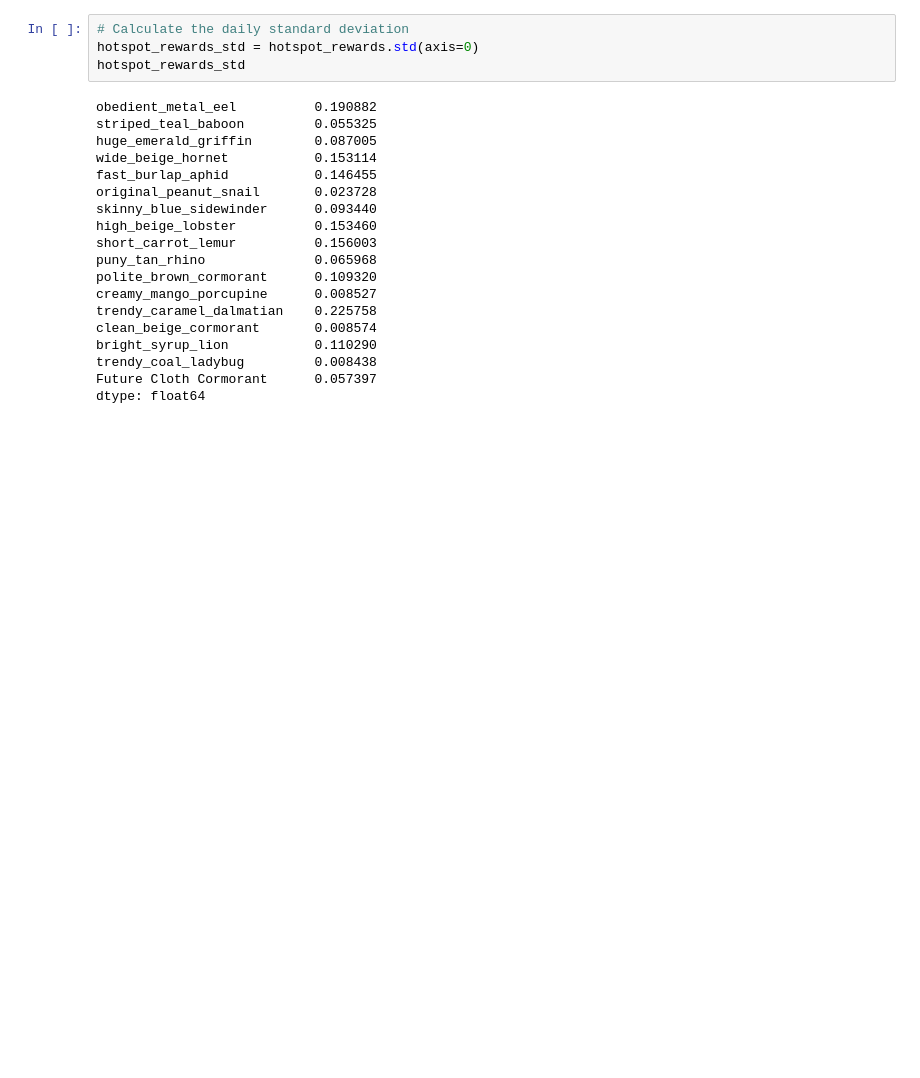
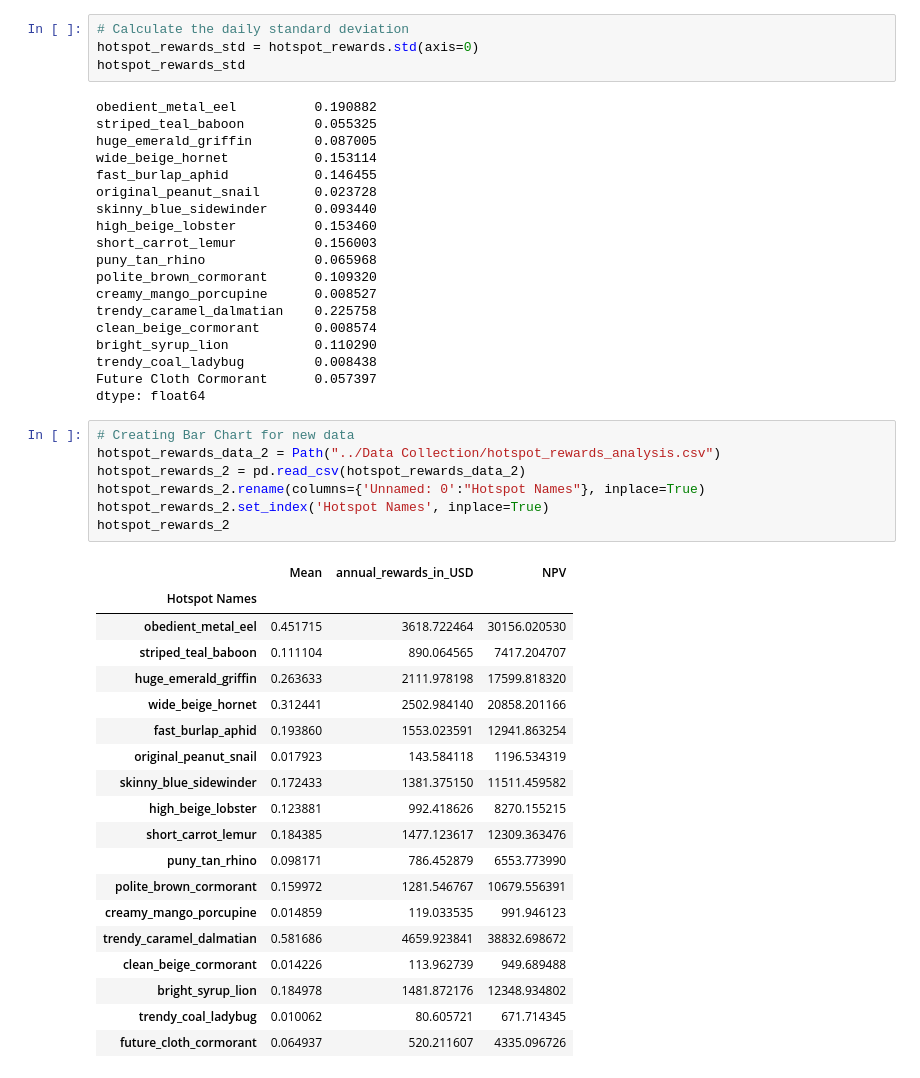
Before and after one commit to Aky0n/Miami-FinTech-Project-1-Team-2, a Jupyter notebook: Data Average & STD/Data_Average_Std.ipynb, the cells around one changed output. Cells and saved outputs as stored; diff of their text form; blank space fills up the shorter version.

```diff
--- a/Data Average & STD/Data_Average_Std.ipynb
+++ b/Data Average & STD/Data_Average_Std.ipynb
@@ -83,3 +83,30 @@ bright_syrup_lion           0.110290
 trendy_coal_ladybug         0.008438
 Future Cloth Cormorant      0.057397
 dtype: float64
+# %%
+# Creating Bar Chart for new data
+hotspot_rewards_data_2 = Path("../Data Collection/hotspot_rewards_analysis.csv")
+hotspot_rewards_2 = pd.read_csv(hotspot_rewards_data_2)
+hotspot_rewards_2.rename(columns={'Unnamed: 0':"Hotspot Names"}, inplace=True)
+hotspot_rewards_2.set_index('Hotspot Names', inplace=True)
+hotspot_rewards_2
+# %% [output]
+|  | Mean | annual_rewards_in_USD | NPV |
+| Hotspot Names |  |  |  |
+| obedient_metal_eel | 0.451715 | 3618.722464 | 30156.020530 |
+| striped_teal_baboon | 0.111104 | 890.064565 | 7417.204707 |
+| huge_emerald_griffin | 0.263633 | 2111.978198 | 17599.818320 |
+| wide_beige_hornet | 0.312441 | 2502.984140 | 20858.201166 |
+| fast_burlap_aphid | 0.193860 | 1553.023591 | 12941.863254 |
+| original_peanut_snail | 0.017923 | 143.584118 | 1196.534319 |
+| skinny_blue_sidewinder | 0.172433 | 1381.375150 | 11511.459582 |
+| high_beige_lobster | 0.123881 | 992.418626 | 8270.155215 |
+| short_carrot_lemur | 0.184385 | 1477.123617 | 12309.363476 |
+| puny_tan_rhino | 0.098171 | 786.452879 | 6553.773990 |
+| polite_brown_cormorant | 0.159972 | 1281.546767 | 10679.556391 |
+| creamy_mango_porcupine | 0.014859 | 119.033535 | 991.946123 |
+| trendy_caramel_dalmatian | 0.581686 | 4659.923841 | 38832.698672 |
+| clean_beige_cormorant | 0.014226 | 113.962739 | 949.689488 |
+| bright_syrup_lion | 0.184978 | 1481.872176 | 12348.934802 |
+| trendy_coal_ladybug | 0.010062 | 80.605721 | 671.714345 |
+| future_cloth_cormorant | 0.064937 | 520.211607 | 4335.096726 |
```
Also changed, not shown: parts of 2 cells of this notebook.
